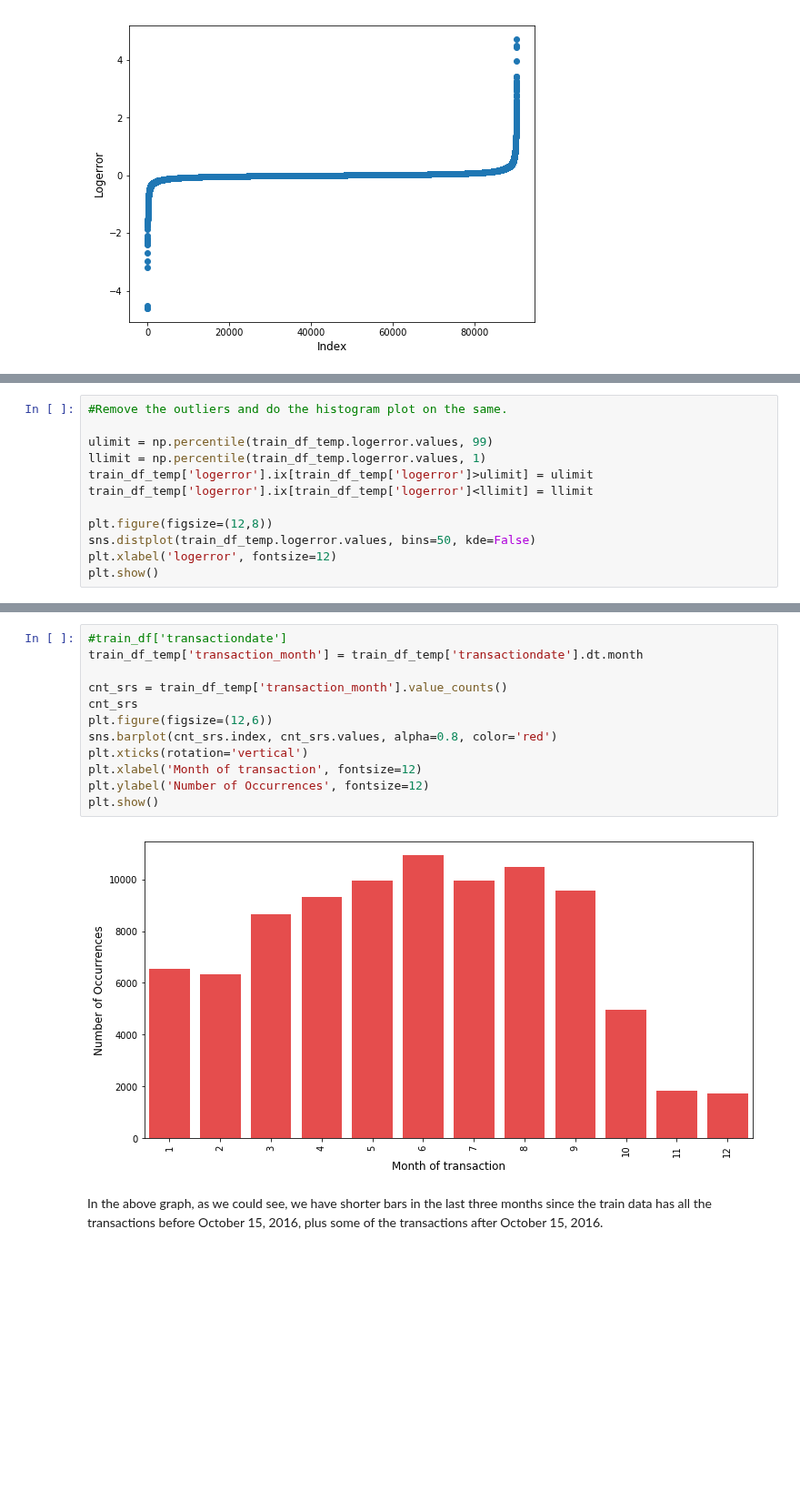
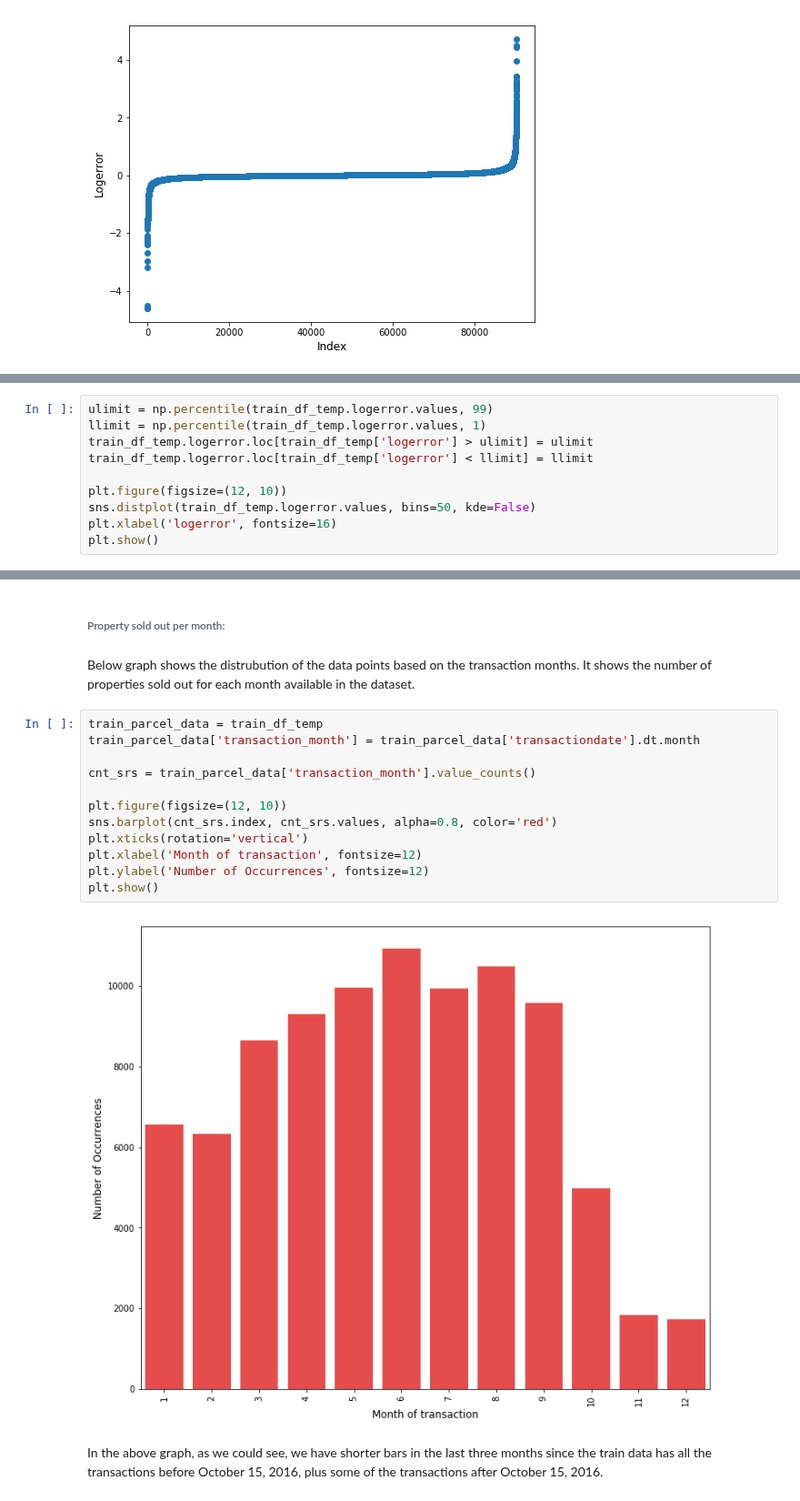
Before and after one commit to axxypatel/Data_Science_Class, a Jupyter notebook: Final Project_Zillow_Version_2.ipynb, the cells around one changed output, grey strips where cells are left out. Shown at 91% size. Cells and saved outputs as stored; diff of their text form; blank space fills up the shorter version.

Commit message:
Completed the data cleaning part.

```diff
--- a/Final Project_Zillow_Version_2.ipynb
+++ b/Final Project_Zillow_Version_2.ipynb
@@ -47,13 +50,11 @@ plt.show()
 # %%
-#Remove the outliers and do the histogram plot on the same.
-
 ulimit = np.percentile(train_df_temp.logerror.values, 99)
 llimit = np.percentile(train_df_temp.logerror.values, 1)
-train_df_temp['logerror'].ix[train_df_temp['logerror']>ulimit] = ulimit
-train_df_temp['logerror'].ix[train_df_temp['logerror']<llimit] = llimit
+train_df_temp.logerror.loc[train_df_temp['logerror'] > ulimit] = ulimit
+train_df_temp.logerror.loc[train_df_temp['logerror'] < llimit] = llimit
 
-plt.figure(figsize=(12,8))
+plt.figure(figsize=(12, 10))
 sns.distplot(train_df_temp.logerror.values, bins=50, kde=False)
-plt.xlabel('logerror', fontsize=12)
+plt.xlabel('logerror', fontsize=16)
 plt.show()
 # %% [output]
@@ -78,16 +66,20 @@ http://pandas.pydata.org/pandas-docs/stable/indexing.html#ix-indexer-is-deprecat
+# %% [markdown]
+###### Property sold out per month:
+# %% [markdown]
+Below graph shows the distrubution of the data points based on the transaction months. It shows the number of properties sold out for each month available in the dataset.
 # %%
-#train_df['transactiondate']
-train_df_temp['transaction_month'] = train_df_temp['transactiondate'].dt.month
+train_parcel_data = train_df_temp
+train_parcel_data['transaction_month'] = train_parcel_data['transactiondate'].dt.month
 
-cnt_srs = train_df_temp['transaction_month'].value_counts()
-cnt_srs
-plt.figure(figsize=(12,6))
+cnt_srs = train_parcel_data['transaction_month'].value_counts()
+
+plt.figure(figsize=(12, 10))
 sns.barplot(cnt_srs.index, cnt_srs.values, alpha=0.8, color='red')
 plt.xticks(rotation='vertical')
 plt.xlabel('Month of transaction', fontsize=12)
 plt.ylabel('Number of Occurrences', fontsize=12)
 plt.show()
 # %% [output]
-[figure, old version]
+[figure, new version]
 # %% [markdown]
 In the above graph, as we could see, we have shorter bars in the last three months since the train data has all the transactions before October 15, 2016, plus some of the transactions after October 15, 2016.
```
Also changed, not shown: parts of 73 cells of this notebook.
